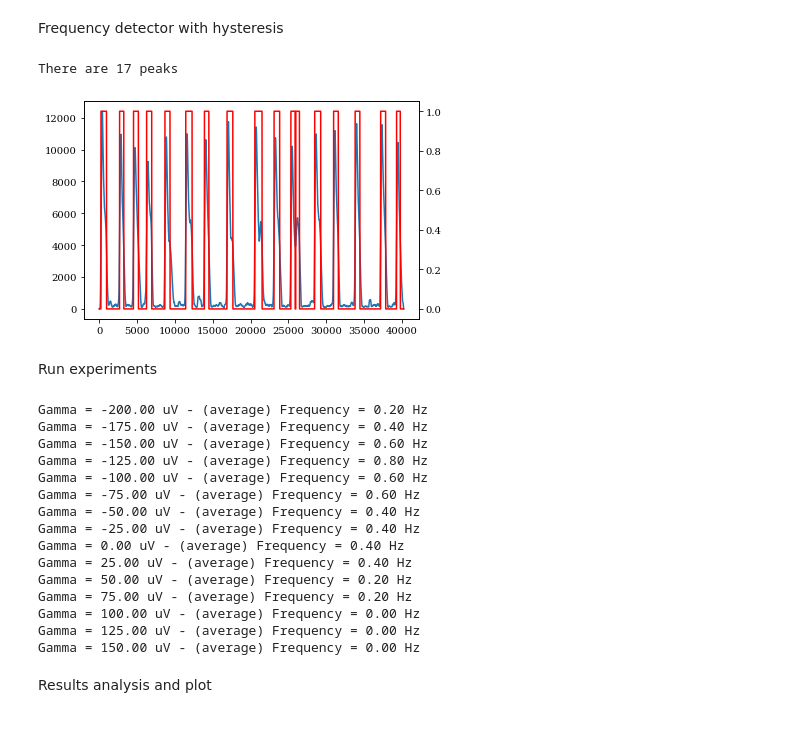
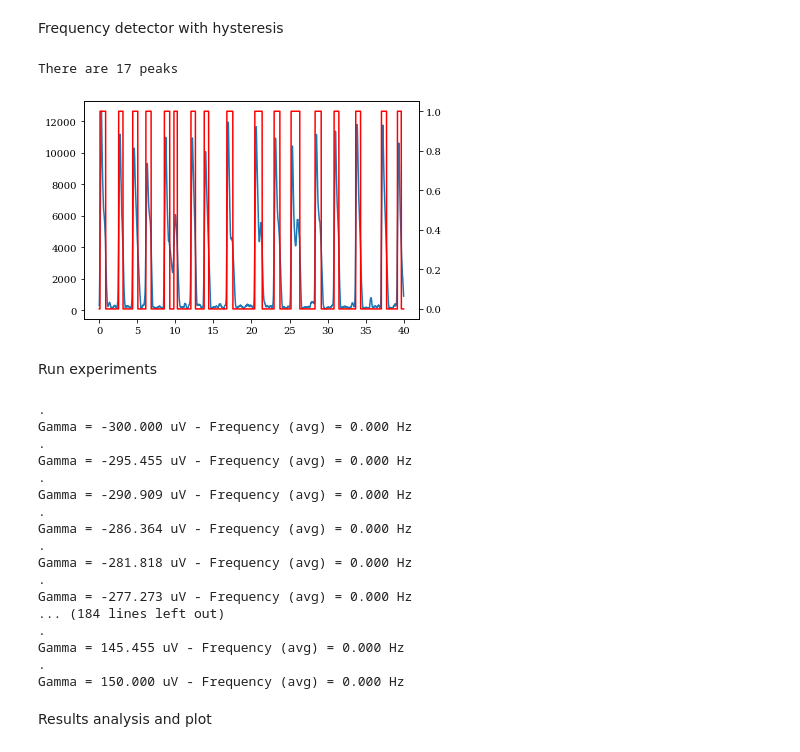
Before and after one commit to jaumecolomhernandez/exogenous-ephaptic-coupling, a Jupyter notebook: notebooks/20210419_model_analysis.ipynb, the cells around one changed output. Drawn from its saved outputs; the diff is of its cells as text; code cells hidden in the pictures.

Commit message:
New content
- Added experiments set-up
- Added experiments results
- Added plots for the results

```diff
--- a/notebooks/20210419_model_analysis.ipynb
+++ b/notebooks/20210419_model_analysis.ipynb
@@ -270,30 +276,30 @@ plot_single(time, solution)
 Frequency detector with hysteresis
 # %%
 # Frequency detector with hysteresis
-time, solution = run_single(model, gamma=-80*uV, tmax=40*s)
+time, solution = run_single(model, gamma=-85*uV, tmax=40*s)
 # %%
 from collections import Counter
 
 # 1.moving average
-signal = solution[:,0]
-signal = np.convolve(signal, np.ones(250))/250
+sol = solution[:,0]
+sol = np.convolve(sol, np.ones(250), 'same')/250
 # 2.threshold the signal
-thr = signal>4000
+thr = sol>4000
 # 3.count ascending jumps
 values = thr.astype('int')
 # 3.1 Computes the crossing 1: ascendent -1: descendent
 difference = values[1:]-values[:-1]
 # 3.2 Count the number of 1 (ascendent crossings)
 peaks = Counter(difference)[1]
 
-plt.plot(signal)
+plt.plot(time, sol)
 plt.twinx()
-plt.plot(thr,c='r')
+plt.plot(time, thr,c='r')
 
 print(f"There are {peaks} peaks")
 # %% [output]
 There are 17 peaks
-[figure, old version]
+[figure, new version]
 # %%
 def count_peaks(signal, thr_val=4000, ones=250):
     # 1.moving average
@@ -313,12 +324,12 @@ Run experiments
 # %%
 # params
-file_name = "gamma_results.txt"
-time = 5*s
-gammas = np.linspace(-200,150,15)*uV
-seeds = np.linspace(1,100000,10,dtype=int)
+fn = "gamma_results.txt"
+time = 500*s # (!)
+gammas = np.linspace(-300,150,100)*uV
+#seeds = np.linspace(1000,100000,10,dtype=int)
+seeds = [100]
 
-f = open(file_name, 'w')
-f.write("gamma,seed,frequency\n")
+write(fn,"gamma,seed,frequency\n",t="w")
 
 for gamma in gammas:
     current = 0
@@ -326,27 +337,31 @@ for gamma in gammas:
         _ , solution = run_single(model, seed=seed, gamma=gamma, tmax=time)
         frequency = count_peaks(solution[:,0])/time
         current += frequency
-        f.write(f"{gamma} ,{seed} ,{frequency} \n")
+
+        write(fn,f"{gamma}, {seed}, {frequency} \n")
+
+        print(".", end="")
         #print(f"Gamma = {gamma/uV:2f} uV - Seed = {seed} - Frequency = {frequency} Hz")
-    print(f"Gamma = {gamma/uV:.2f} uV - Frequency (avg) = {current/10:.2f} Hz")
 
-f.close()
+    print(f"\nGamma = {gamma/uV:.3f} uV - Frequency (avg) = {current/10:.3f} Hz")
 # %% [output]
-Gamma = -200.00 uV - (average) Frequency = 0.20 Hz
-Gamma = -175.00 uV - (average) Frequency = 0.40 Hz
-Gamma = -150.00 uV - (average) Frequency = 0.60 Hz
-Gamma = -125.00 uV - (average) Frequency = 0.80 Hz
-Gamma = -100.00 uV - (average) Frequency = 0.60 Hz
-Gamma = -75.00 uV - (average) Frequency = 0.60 Hz
-Gamma = -50.00 uV - (average) Frequency = 0.40 Hz
-Gamma = -25.00 uV - (average) Frequency = 0.40 Hz
-Gamma = 0.00 uV - (average) Frequency = 0.40 Hz
-Gamma = 25.00 uV - (average) Frequency = 0.40 Hz
-Gamma = 50.00 uV - (average) Frequency = 0.20 Hz
-Gamma = 75.00 uV - (average) Frequency = 0.20 Hz
-Gamma = 100.00 uV - (average) Frequency = 0.00 Hz
-Gamma = 125.00 uV - (average) Frequency = 0.00 Hz
-Gamma = 150.00 uV - (average) Frequency = 0.00 Hz
+.
+Gamma = -300.000 uV - Frequency (avg) = 0.000 Hz
+.
+Gamma = -295.455 uV - Frequency (avg) = 0.000 Hz
+.
+Gamma = -290.909 uV - Frequency (avg) = 0.000 Hz
+.
+Gamma = -286.364 uV - Frequency (avg) = 0.000 Hz
+.
+Gamma = -281.818 uV - Frequency (avg) = 0.000 Hz
+.
+Gamma = -277.273 uV - Frequency (avg) = 0.000 Hz
+... (184 lines left out)
+.
+Gamma = 145.455 uV - Frequency (avg) = 0.000 Hz
+.
+Gamma = 150.000 uV - Frequency (avg) = 0.000 Hz
 # %% [markdown]
 Results analysis and plot
 # %%
```
Also changed, not shown: parts of 45 cells of this notebook, 16 other files.
